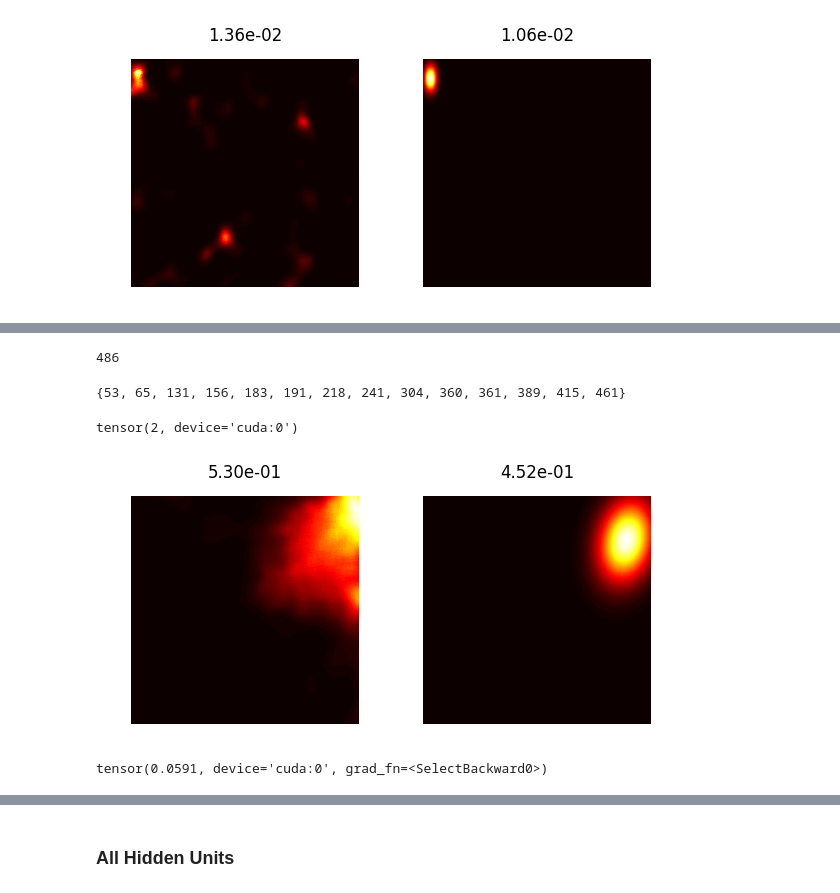
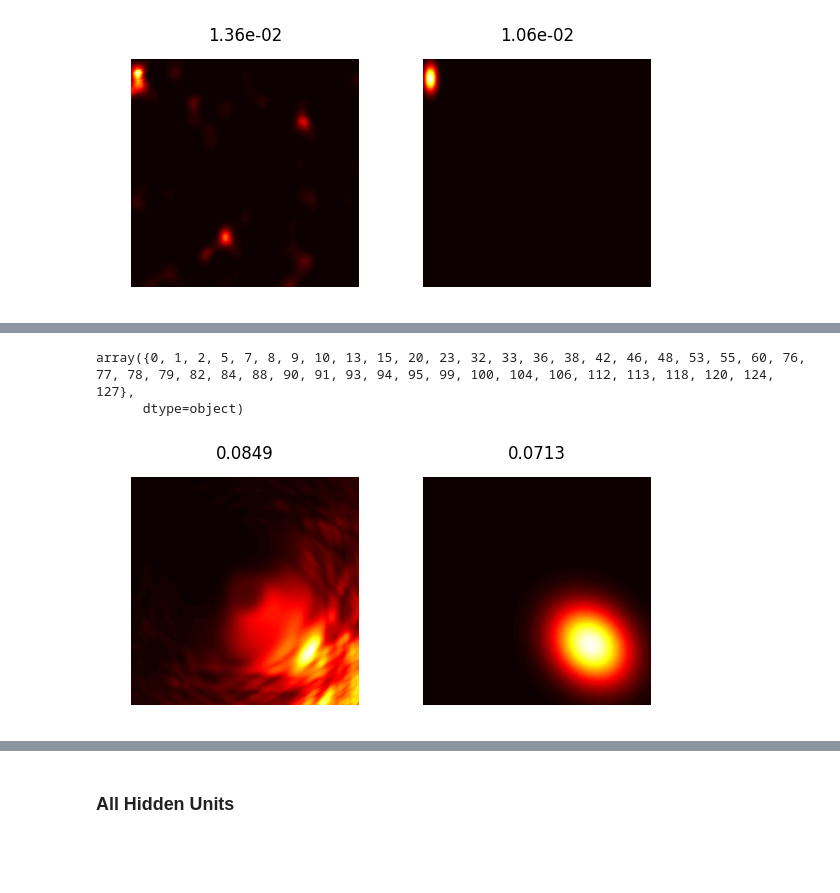
Before and after one commit to ChackMociute/Master-Thesis, a Jupyter notebook: analysis/place_fields.ipynb, the cells around one changed output, grey strips where cells are left out. Cells and saved outputs as stored; diff of their text form; code cells hidden in the pictures; blank space fills up the shorter version.

```diff
--- a/analysis/place_fields.ipynb
+++ b/analysis/place_fields.ipynb
@@ -367,5 +367,5 @@ plt.show()
 # %%
-exp = Experiment.load_experiment(data_path, 'hidden500_l2_001/0')
+exp = Experiment.load_experiment(data_path, 'fake_cells/0')
 # %%
 exp.compile_grid_cells(1)
 exp.load_pfs()
@@ -381,37 +376,26 @@ preds = exp.pfs.predict()
 fits = exp.pfs.calc_fitness()
 pc = set(exp.pfs.get_place_cells().cpu().numpy())
 ac = set(exp.pfs.get_active_cells().cpu().numpy())
-# %%
-len(set(range(500)) - ac)
-# %% [output]
-486
 # %%
-pc
+np.asarray(pc)
 # %% [output]
-{53, 65, 131, 156, 183, 191, 218, 241, 304, 360, 361, 389, 415, 461}
+array({0, 1, 2, 5, 7, 8, 9, 10, 13, 15, 20, 23, 32, 33, 36, 38, 42, 46, 48, 53, 55, 60, 76, 77, 78, 79, 82, 84, 88, 90, 91, 93, 94, 95, 99, 100, 104, 106, 112, 113, 118, 120, 124, 127},
+      dtype=object)
-# %%
-(exp.agent.actor.lin2.weight.data[2:, list(set(range(500)) - ac)] > 0.0005).sum()
-# %% [output]
-tensor(2, device='cuda:0')
 # %%
 _, [ax1, ax2] = plt.subplots(1, 2, figsize=(6, 3))
 
-i = 53
+i = 13
 ax1.contourf(reals[i].cpu(), levels=100, cmap='hot')
 ax1.axis('off')
 ax1.axis('equal')
-ax1.set_title(f"{reals[i].max().item():.02e}")
+ax1.set_title(f"{reals[i].max().item():.04f}")
 
 ax2.contourf(preds[i].detach().cpu(), levels=100, cmap='hot')
 ax2.axis('off')
 ax2.axis('equal')
-ax2.set_title(f"{exp.pfs.scales.flatten()[i]**2:.02e}")
+ax2.set_title(f"{exp.pfs.scales.flatten()[i]**2:.04f}")
 
 plt.tight_layout()
 plt.show()
 # %% [output]
-[figure, old version]
+[figure, new version]
-# %%
-fits[i]
-# %% [output]
-tensor(0.0591, device='cuda:0', grad_fn=<SelectBackward0>)
```
Also changed, not shown: parts of 7 cells of this notebook, 1 other file.
